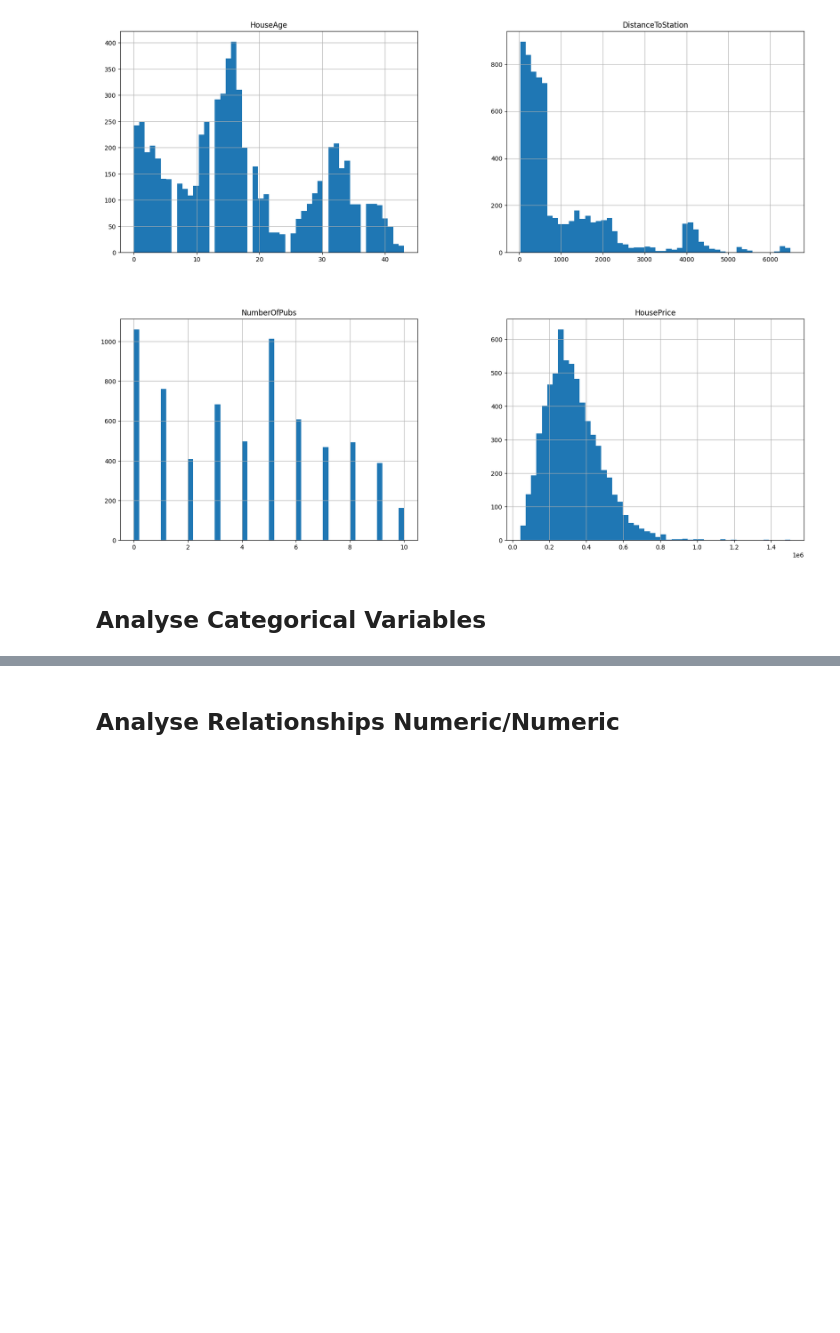
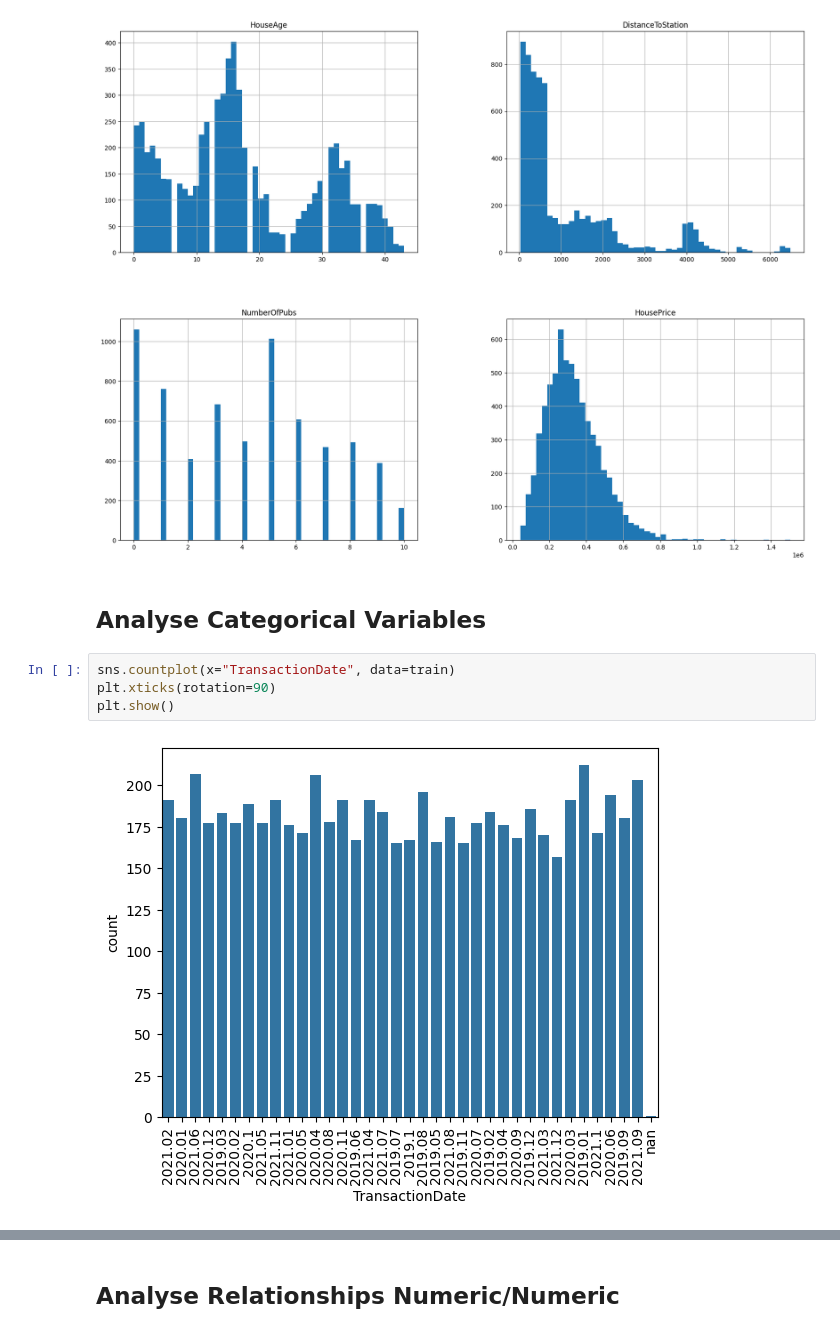
Before and after one commit to hypergalois/HousePricePredictionAPI, a Jupyter notebook: Regression.ipynb, the cells around one changed output, grey strips where cells are left out. Cells and saved outputs as stored; diff of their text form; blank space fills up the shorter version.

```diff
--- a/Regression.ipynb
+++ b/Regression.ipynb
@@ -219,3 +219,9 @@ plt.show()
 [figure]
 # %% [markdown]
 ## Analyse Categorical Variables
+# %%
+sns.countplot(x="TransactionDate", data=train)
+plt.xticks(rotation=90)
+plt.show()
+# %% [output]
+[figure, added]
```
Also changed, not shown: parts of 1 cell of this notebook.
